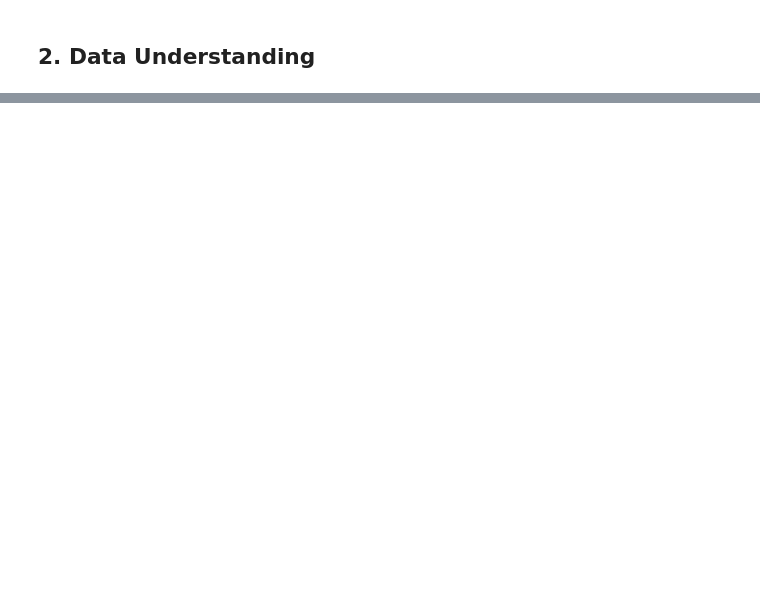
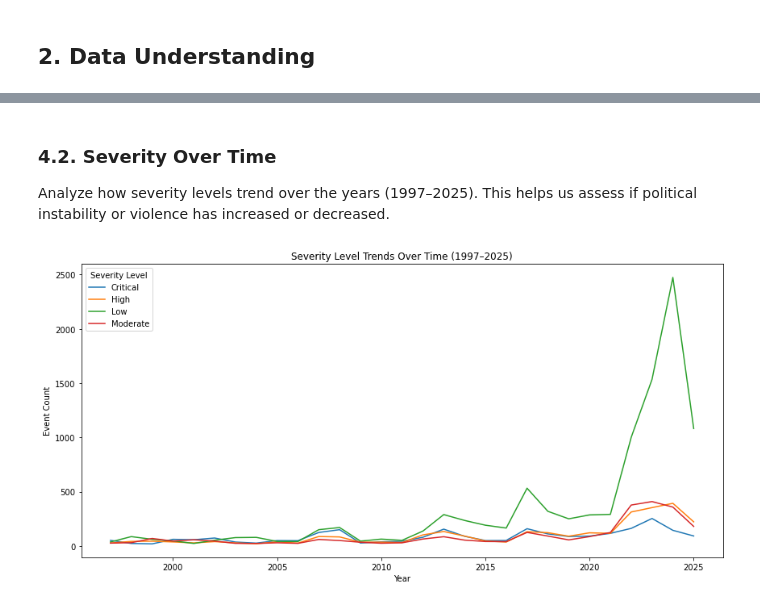
Before and after one commit to Endalkmin/conflict-event-impact-classifier, a Jupyter notebook: severity-classifier.ipynb, the cells around one changed output, grey strips where cells are left out. Cells and saved outputs as stored; diff of their text form; code cells hidden in the pictures; blank space fills up the shorter version.

```diff
--- a/severity-classifier.ipynb
+++ b/severity-classifier.ipynb
@@ -25,0 +283,17 @@ This project aims to build a predictive model that assesses the severity level o
+# %% [markdown]
+### 4.2. Severity Over Time
+Analyze how severity levels trend over the years (1997–2025). This helps us assess if political instability or violence has increased or decreased.
+# %%
+# Group by year and severity
+year_severity = df_kenya.groupby(['year', 'severity_level']).size().reset_index(name='count')
+
+plt.figure(figsize=(12, 6))
+sns.lineplot(data=year_severity, x='year', y='count', hue='severity_level', palette='tab10')
+plt.title('Severity Level Trends Over Time (1997–2025)')
+plt.xlabel('Year')
+plt.ylabel('Event Count')
+plt.legend(title='Severity Level')
+plt.tight_layout()
+plt.show()
+# %% [output]
+[figure, added]
```
Also changed, not shown: parts of 37 cells of this notebook.
